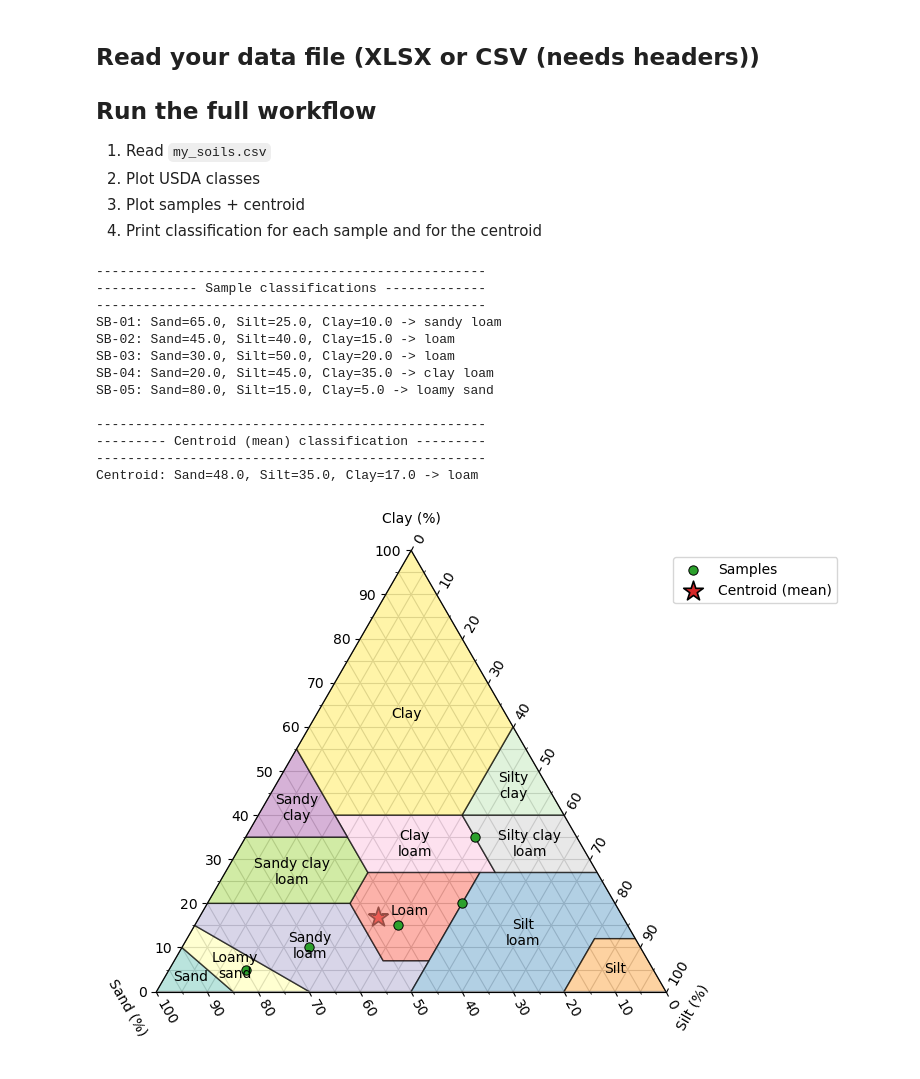
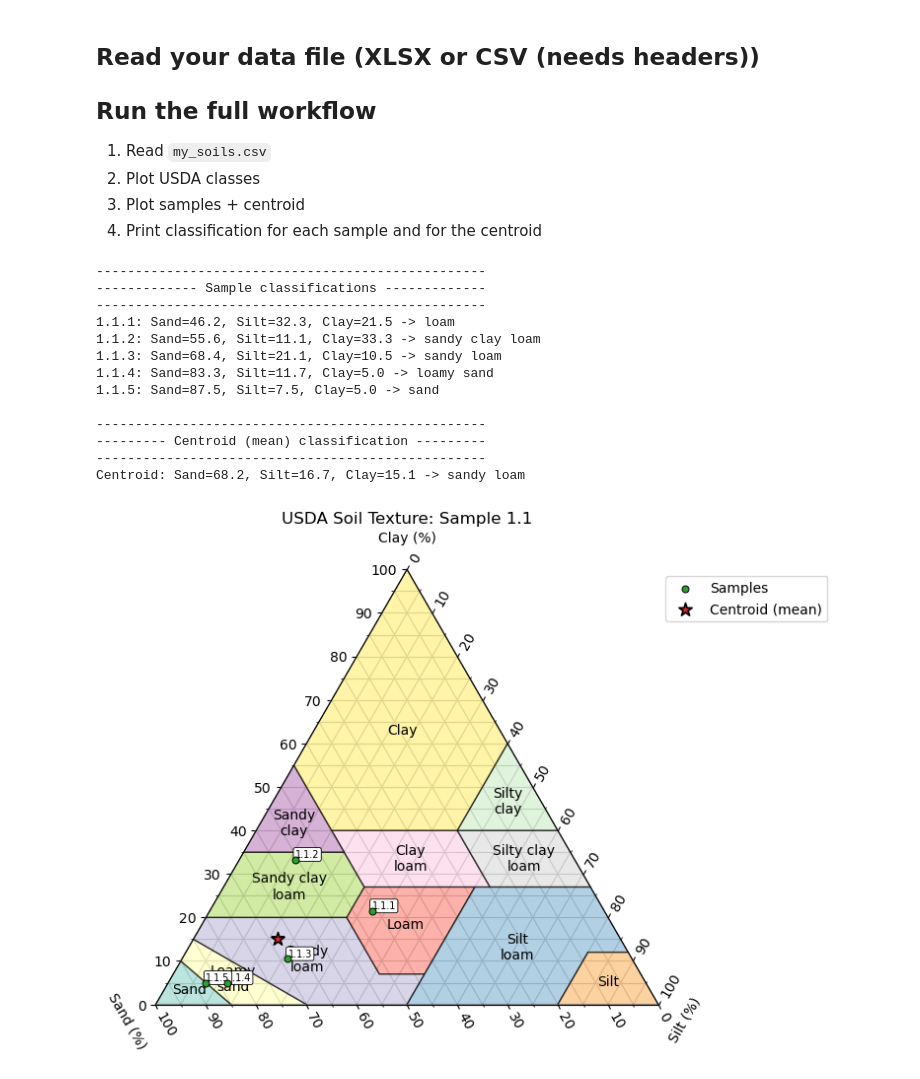
Before and after one commit to HWRS564-hydrogeologic-analysis/hwrs564b_course_materials_JessicaCarvalho007, a Jupyter notebook: Homework/4_Measurements/USDA Soil Texture/USD_Soil_Texture_Classifier.ipynb, the cells around one changed output. Drawn from its saved outputs; the diff is of its cells as text; code cells hidden in the pictures.

```diff
--- a/Homework/4_Measurements/USDA Soil Texture/USD_Soil_Texture_Classifier.ipynb
+++ b/Homework/4_Measurements/USDA Soil Texture/USD_Soil_Texture_Classifier.ipynb
@@ -68,13 +66,14 @@ def plot_soil_texture_classes(ax):
     for (key, value), color in zip(classes.items(), _Set3_data):
         tn0, tn1, tn2 = np.array(value).T
         patch = ax.fill(tn0, tn1, tn2, ec='k', fc=color, alpha=0.6, zorder=2.1)
+        # patch = ax.fill(tn0, tn1, tn2, ec='k', fc="white", alpha=0.6, zorder=2.1)
 
         # Label placement: centroid of the drawn polygon in 2D
         poly_xy = patch[0].get_xy()
         centroid_xy = calculate_polygon_centroid(poly_xy)
 
         label = key[::-1].replace(' ', '\n', 1)[::-1].capitalize()
-        ax.text(centroid_xy[0], centroid_xy[1], label, ha='center', va='center', transform=ax.transData)
+        ax.text(centroid_xy[0], centroid_xy[1], label, ha='center', va='center', transform=ax.transData, alpha=1.0, zorder=2.2)
 
         # Save a Path for classification
         class_paths[key] = Path(poly_xy)
@@ -184,25 +183,25 @@ def plot_samples_and_centroid(ax, sand, silt, clay, sample_labels=None, label='S
     sand, silt, clay = normalize_to_100(sand, silt, clay)
 
     # Plot points (note: mpltern expects (t, l, r) -> here (Clay, Sand, Silt))
-    ax.scatter(clay, sand, silt, s=45, edgecolors='k', linewidths=0.7, zorder=2.4, label=label)
-
-    # Optionally label each sample near its point
-    show_labels = False
-    if show_labels:
-        ax.text(clay_c, sand_c, silt_c,
-                f"Mean: {sand_c:.1f}% sand, {silt_c:.1f}% silt, {clay_c:.1f}% clay",
-                fontsize=9, ha='left', va='top', bbox=dict(boxstyle="round,pad=0.25", facecolor="white", alpha=0.6, edgecolor="k", linewidth=0.6), zorder=3.0)
-        if sample_labels is not None:
-            for si, (cl, sa, sl, name) in enumerate(zip(clay, sand, silt, sample_labels)):
-                ax.text(cl, sa, sl, str(name), fontsize=10, ha='left', va='bottom', bbox=dict(boxstyle="round,pad=0.25", facecolor="white", alpha=0.6, edgecolor="k", linewidth=0.6), zorder=2.6)
+    ax.scatter(clay, sand, silt, s=25, edgecolors='k', linewidths=0.7, zorder=2.4, label=label)
 
     # Centroid (mean)
     sand_c = float(np.mean(sand))
     silt_c = float(np.mean(silt))
     clay_c = float(np.mean(clay))
+    # Optionally label each sample near its point
+    show_labels = True
+    if show_labels:
+        # ax.text(clay_c, sand_c, silt_c,
+        #         f"Mean: {sand_c:.1f}% sand, {silt_c:.1f}% silt, {clay_c:.1f}% clay",
+        #         fontsize=9, ha='left', va='top', bbox=dict(boxstyle="round,pad=0.25", facecolor="white", alpha=0.6, edgecolor="k", linewidth=0.6), zorder=3.0)
+        if sample_labels is not None:
+            for si, (cl, sa, sl, name) in enumerate(zip(clay, sand, silt, sample_labels)):
+                ax.text(cl, sa, sl, str(name), fontsize=7, ha='left', va='bottom', bbox=dict(boxstyle="round,pad=0.2", facecolor="white", alpha=1.0, edgecolor="k", linewidth=0.6), zorder=2.3)
 
-    ax.scatter([clay_c], [sand_c], [silt_c], s=220, marker='*', edgecolors='k', linewidths=1.2,
-               zorder=2.0, label='Centroid (mean)')
+
+    ax.scatter([clay_c], [sand_c], [silt_c], s=100, marker='*', edgecolors='k', linewidths=1.2,
+               zorder=2.9, label='Centroid (mean)')
 
     return sand_c, silt_c, clay_c
 # %% [markdown]
@@ -227,9 +226,10 @@ def read_soil_file(path):
     raise ValueError('Unsupported file type. Use .csv or .xlsx')
 
 
-def main(data_path='my_soils.xlsx'):
+def main(data_path='my_soils.xlsx',title=None):
     # Read your samples
     df = read_soil_file(data_path)
+    full_title = f"USDA Soil Texture: {title}"
 
     # Basic checks
     required = {'Sand', 'Silt', 'Clay'}
@@ -252,39 +252,41 @@ def main(data_path='my_soils.xlsx'):
     sand_c, silt_c, clay_c = plot_samples_and_centroid(ax, sand, silt, clay, sample_labels=labels)
 
     # Print classification per sample
     print(f'\n{"-"*50}\n------------- Sample classifications -------------\n{"-"*50}')
     for i, row in df.iterrows():
         s, si, c = float(row['Sand']), float(row['Silt']), float(row['Clay'])
         s_n, si_n, c_n = normalize_to_100([s],[si],[c])
         cls = classify_sample(ax, class_paths, s_n[0], si_n[0], c_n[0])
         name = row['SampleName'] if 'SampleName' in df.columns else f'Sample {i+1}'
         print(f"{name}: Sand={s_n[0]:.1f}, Silt={si_n[0]:.1f}, Clay={c_n[0]:.1f} -> {cls}")
 
     # Classify centroid
     centroid_class = classify_sample(ax, class_paths, sand_c, silt_c, clay_c)
     print(f'\n{"-"*50}\n--------- Centroid (mean) classification ---------\n{"-"*50}')
     print(f"Centroid: Sand={sand_c:.1f}, Silt={silt_c:.1f}, Clay={clay_c:.1f} -> {centroid_class}")
 
     ax.legend(loc='upper right', bbox_to_anchor=(1.35, 1.0))
+    plt.title(full_title)
     plt.tight_layout()
     plt.show()
 
 
 # Run it!!!!
-FILE_PATH = 'my_soils.xlsx'
-main(FILE_PATH)
+title = "Sample 1.1"
+FILE_PATH = f'{title}.xlsx'
+main(FILE_PATH, title)
 # %% [output]
 --------------------------------------------------
 ------------- Sample classifications -------------
 --------------------------------------------------
-SB-01: Sand=65.0, Silt=25.0, Clay=10.0 -> sandy loam
-SB-02: Sand=45.0, Silt=40.0, Clay=15.0 -> loam
-SB-03: Sand=30.0, Silt=50.0, Clay=20.0 -> loam
-SB-04: Sand=20.0, Silt=45.0, Clay=35.0 -> clay loam
-SB-05: Sand=80.0, Silt=15.0, Clay=5.0 -> loamy sand
+1.1.1: Sand=46.2, Silt=32.3, Clay=21.5 -> loam
+1.1.2: Sand=55.6, Silt=11.1, Clay=33.3 -> sandy clay loam
+1.1.3: Sand=68.4, Silt=21.1, Clay=10.5 -> sandy loam
+1.1.4: Sand=83.3, Silt=11.7, Clay=5.0 -> loamy sand
+1.1.5: Sand=87.5, Silt=7.5, Clay=5.0 -> sand
 
 --------------------------------------------------
 --------- Centroid (mean) classification ---------
 --------------------------------------------------
-Centroid: Sand=48.0, Silt=35.0, Clay=17.0 -> loam
+Centroid: Sand=68.2, Silt=16.7, Clay=15.1 -> sandy loam
-[figure, old version]
+[figure, new version]
```
Also changed, not shown: parts of 1 cell of this notebook, 20 other files.
